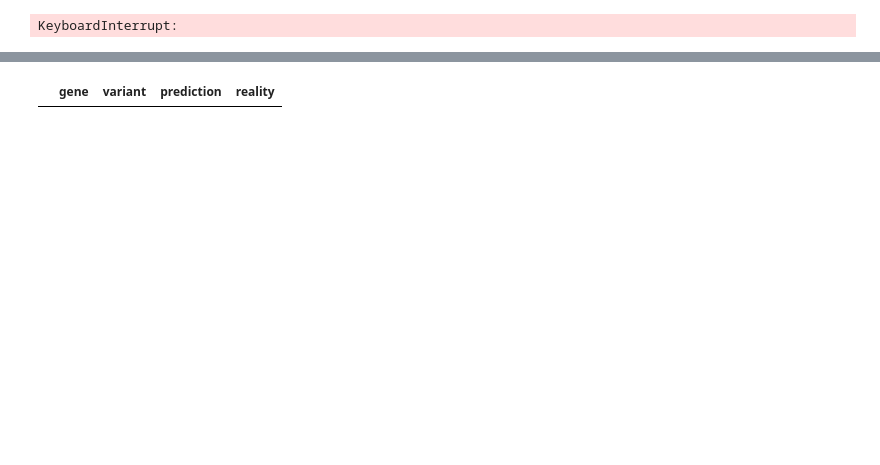
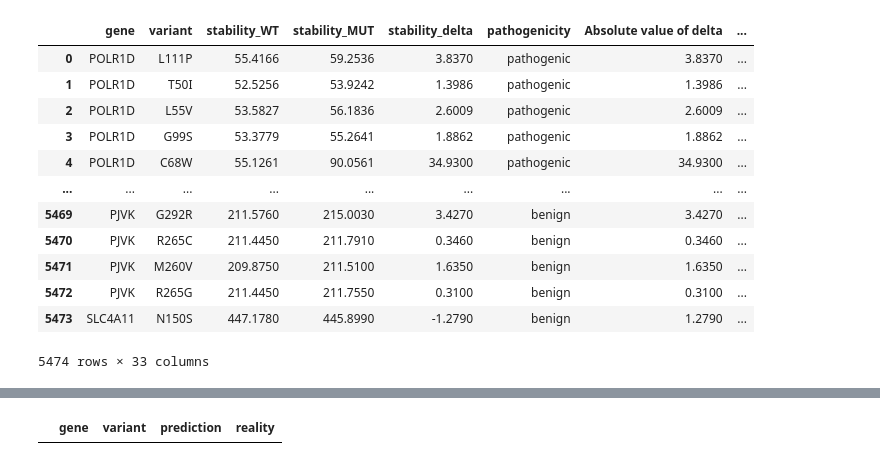
Before and after one commit to inbarblech/Pathogenicity-determination-Thesis, a Jupyter notebook: models/protein_type_predictor.ipynb, the cells around one changed output, grey strips where cells are left out. Cells and saved outputs as stored; diff of their text form; code cells hidden in the pictures; blank space fills up the shorter version.

```diff
--- a/models/protein_type_predictor.ipynb
+++ b/models/protein_type_predictor.ipynb
@@ -11,15 +11,27 @@ from sklearn.discriminant_analysis import LinearDiscriminantAnalysis
 # %%
 """MUST CHANGE THESE VARIABLES BEFORE RUNNING THE SCRIPT:
 Protein_type, either "transmembrane", "collagen" or "globular"
 Residues_or_proteins, either "residues" or "proteins"""
 
-protein_type = "globular"
-residues_or_proteins = "proteins"
+protein_type = "collagens"  # "transmembrane", "collagens" or "globular"
+residues_or_proteins = "proteins"  # "residues" or "proteins"
 filename = 'C:\\Users\\InbarBlech\\PycharmProjects\\Thesis\\Data\\data_for_all_dvd.csv'
 data = pd.read_csv(f"{filename}", index_col=False)
 data
 # %% [output]
+|  | gene | variant | stability_WT | stability_MUT | stability_delta | pathogenicity | Absolute value of delta | ... |
+| 0 | POLR1D | L111P | 55.4166 | 59.2536 | 3.8370 | pathogenic | 3.8370 | ... |
+| 1 | POLR1D | T50I | 52.5256 | 53.9242 | 1.3986 | pathogenic | 1.3986 | ... |
+| 2 | POLR1D | L55V | 53.5827 | 56.1836 | 2.6009 | pathogenic | 2.6009 | ... |
+| 3 | POLR1D | G99S | 53.3779 | 55.2641 | 1.8862 | pathogenic | 1.8862 | ... |
+| 4 | POLR1D | C68W | 55.1261 | 90.0561 | 34.9300 | pathogenic | 34.9300 | ... |
+| ... | ... | ... | ... | ... | ... | ... | ... | ... |
+| 5469 | PJVK | G292R | 211.5760 | 215.0030 | 3.4270 | benign | 3.4270 | ... |
+| 5470 | PJVK | R265C | 211.4450 | 211.7910 | 0.3460 | benign | 0.3460 | ... |
+| 5471 | PJVK | M260V | 209.8750 | 211.5100 | 1.6350 | benign | 1.6350 | ... |
+| 5472 | PJVK | R265G | 211.4450 | 211.7550 | 0.3100 | benign | 0.3100 | ... |
+| 5473 | SLC4A11 | N150S | 447.1780 | 445.8990 | -1.2790 | benign | 1.2790 | ... |
-KeyboardInterrupt:
+5474 rows × 33 columns
 # %%
 if protein_type == "transmembrane" and residues_or_proteins == "residues":
     # Remove globular proteins, using column "protein_contain_transmembrane"
```
Also changed, not shown: parts of 8 cells of this notebook, 2 other files.
